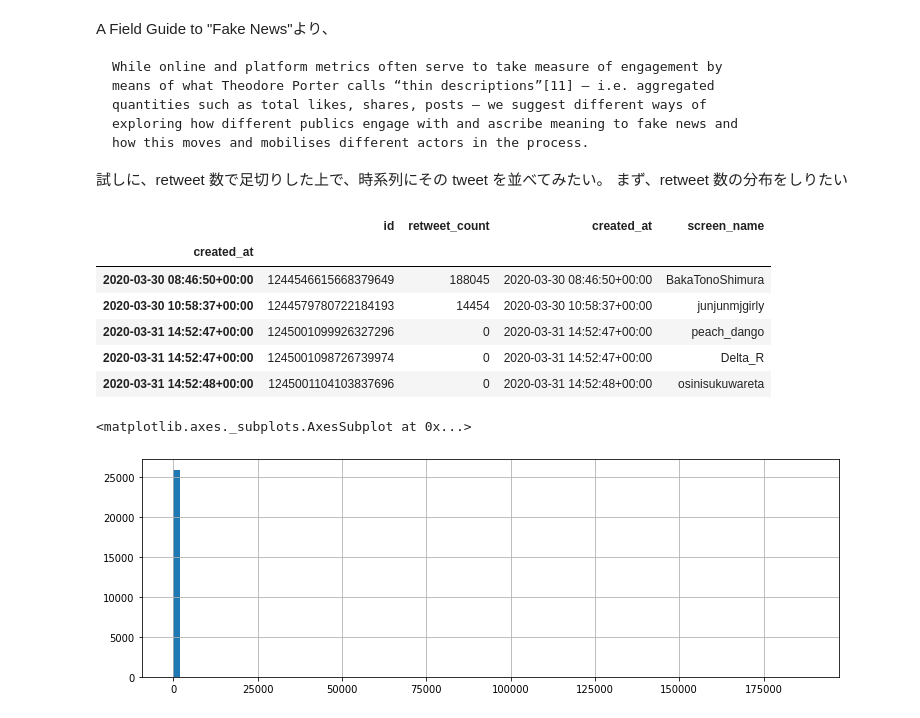
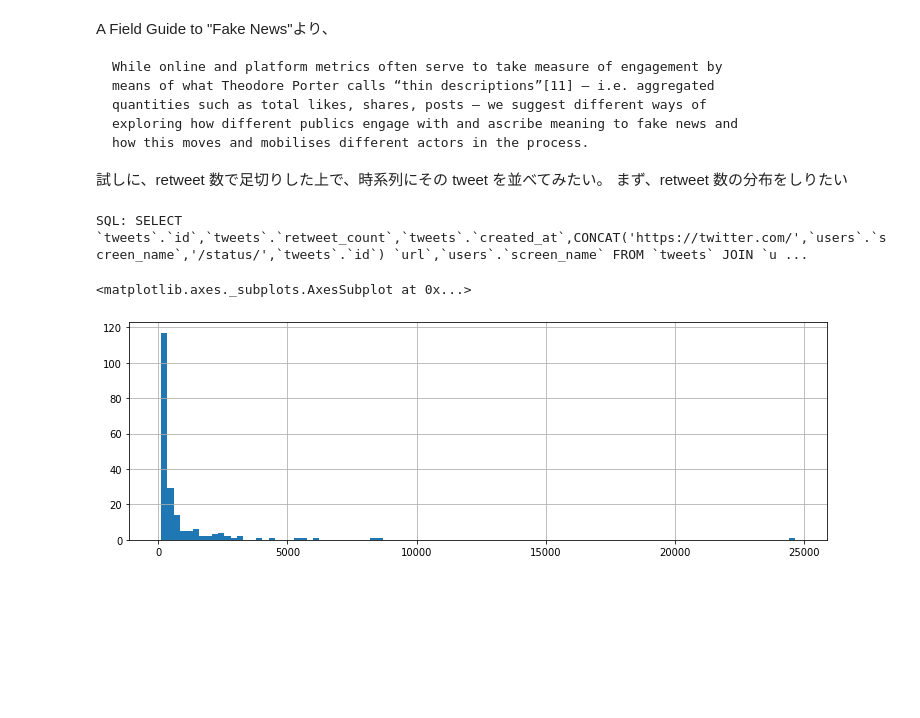
Before and after one commit to p-baleine/fabrication_of_state_of_emergency_20200330, a Jupyter notebook: 「4月1日に緊急事態宣言」の拡散の推移について.ipynb, the cells around one changed output. Cells and saved outputs as stored; diff of their text form; code cells hidden in the pictures; blank space fills up the shorter version.

```diff
--- a/「4月1日に緊急事態宣言」の拡散の推移について.ipynb
+++ b/「4月1日に緊急事態宣言」の拡散の推移について.ipynb
@@ -64,0 +69,5 @@ df.head()
+# %%
+with managed_cursor(buffered=True) as cursor:
+    df = pd.DataFrame(data=keyword_trajectory(cursor, truncated_by='30 minutes'))
+    df = df.set_index('created_at')
+    print(df.head())
@@ -85,10 +102,9 @@ how this moves and mobilises different actors in the process.
 試しに、retweet 数で足切りした上で、時系列にその tweet を並べてみたい。
 まず、retweet 数の分布をしりたい
 # %%
-Tweet = namedtuple('Tweet', ['id', 'retweet_count', 'created_at', 'screen_name'])
+Tweet = namedtuple('Tweet', ['id', 'retweet_count', 'created_at', 'url', 'screen_name'])
 
-def list_tweets(term):
-    # retweeted_status が json に埋もれてる…あとで取り出すスクリプト書く
+def list_tweets(cursor):
     s = Query.from_(tweets) \
     .join(users) \
     .on(tweets.tweeted_by == users.id) \
@@ -96,27 +112,26 @@ def list_tweets(term):
         tweets.id,
         tweets.retweet_count,
         tweets.created_at,
-        users.screen_name) \
-    .where(tweets.raw_json.not_like('%retweeted_status%'))
-    raw_tweets = [Tweet._make(r) for r in conn.execute(str(s))]
-    df = pd.DataFrame(data=raw_tweets)
-    df['created_at'] = pd.to_datetime(df['created_at'], format='%a %b %d  %H:%M:%S %z %Y')
-    df = df.set_index('created_at', drop=False)
-    return df
+        fn.Concat('https://twitter.com/', users.screen_name, '/status/', tweets.id).as_('url'),
+        users.screen_name,
+    ) \
+    .where(Term.isnull(tweets.retweeted_status))
+
+    print('SQL: {}'.format(s))
+    cursor.execute(str(s))
+
+    return [Tweet._make(r) for r in cursor]
-# %%
-df = list_tweets('%緊急事態宣言%')
-df.head()
-# %% [output]
-|  | id | retweet_count | created_at | screen_name |
-| created_at |  |  |  |  |
-| 2020-03-30 08:46:50+00:00 | 1244546615668379649 | 188045 | 2020-03-30 08:46:50+00:00 | BakaTonoShimura |
-| 2020-03-30 10:58:37+00:00 | 1244579780722184193 | 14454 | 2020-03-30 10:58:37+00:00 | junjunmjgirly |
-| 2020-03-31 14:52:47+00:00 | 1245001099926327296 | 0 | 2020-03-31 14:52:47+00:00 | peach_dango |
-| 2020-03-31 14:52:47+00:00 | 1245001098726739974 | 0 | 2020-03-31 14:52:47+00:00 | Delta_R |
-| 2020-03-31 14:52:48+00:00 | 1245001104103837696 | 0 | 2020-03-31 14:52:48+00:00 | osinisukuwareta |
+# %%
+with managed_cursor(buffered=True) as cursor:
+    data = list_tweets(cursor)
+    df = pd.DataFrame(data=data)
+    df = df.set_index('created_at')
+    df.head()
+# %% [output]
+SQL: SELECT `tweets`.`id`,`tweets`.`retweet_count`,`tweets`.`created_at`,CONCAT('https://twitter.com/',`users`.`screen_name`,'/status/',`tweets`.`id`) `url`,`users`.`screen_name` FROM `tweets` JOIN `u ...
 # %%
 fig, ax = plt.subplots()
-df['retweet_count'].hist(ax=ax, bins=100)
+df[(100 < df['retweet_count'])]['retweet_count'].hist(ax=ax, bins=100)
 # %% [output]
 <matplotlib.axes._subplots.AxesSubplot at 0x...>
-[figure, old version]
+[figure, new version]
```
Also changed, not shown: parts of 18 cells of this notebook.
